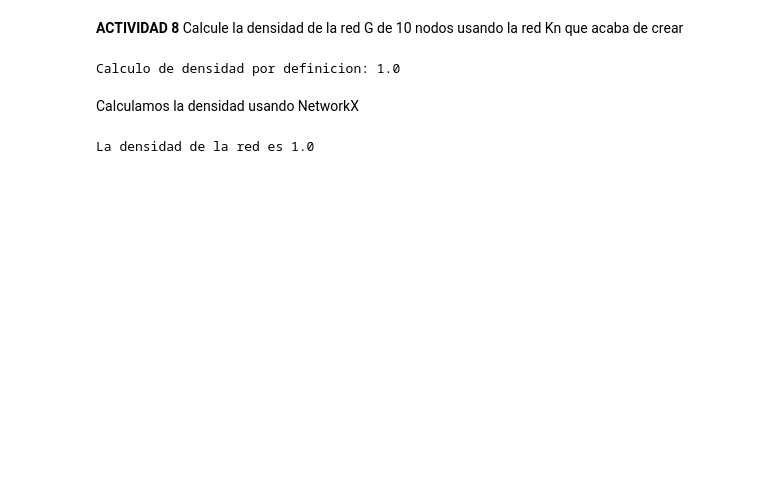
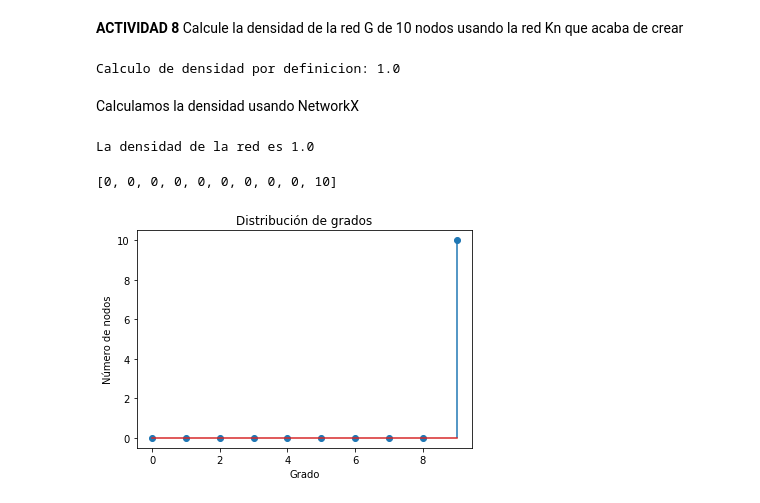
Before and after one commit to JuarezValencia/CR-UAMI-21I, a Jupyter notebook: Practica1-2202800326/Practica1.ipynb, the cells around one changed output. Saved outputs shown, nothing was run; the diff lists cells and outputs as text; code cells hidden in the pictures; blank space fills up the shorter version.

```diff
--- a/Practica1-2202800326/Practica1.ipynb
+++ b/Practica1-2202800326/Practica1.ipynb
@@ -329,3 +329,8 @@ densidad = nx.density(kn)
 print("La densidad de la red es " + str(densidad))
 # %% [output]
 La densidad de la red es 1.0
+# %%
+graficar_distr_grado(kn)
+# %% [output]
+[0, 0, 0, 0, 0, 0, 0, 0, 0, 10]
+[figure, added]
```
Also changed, not shown: parts of 4 cells of this notebook, 53 other files.
